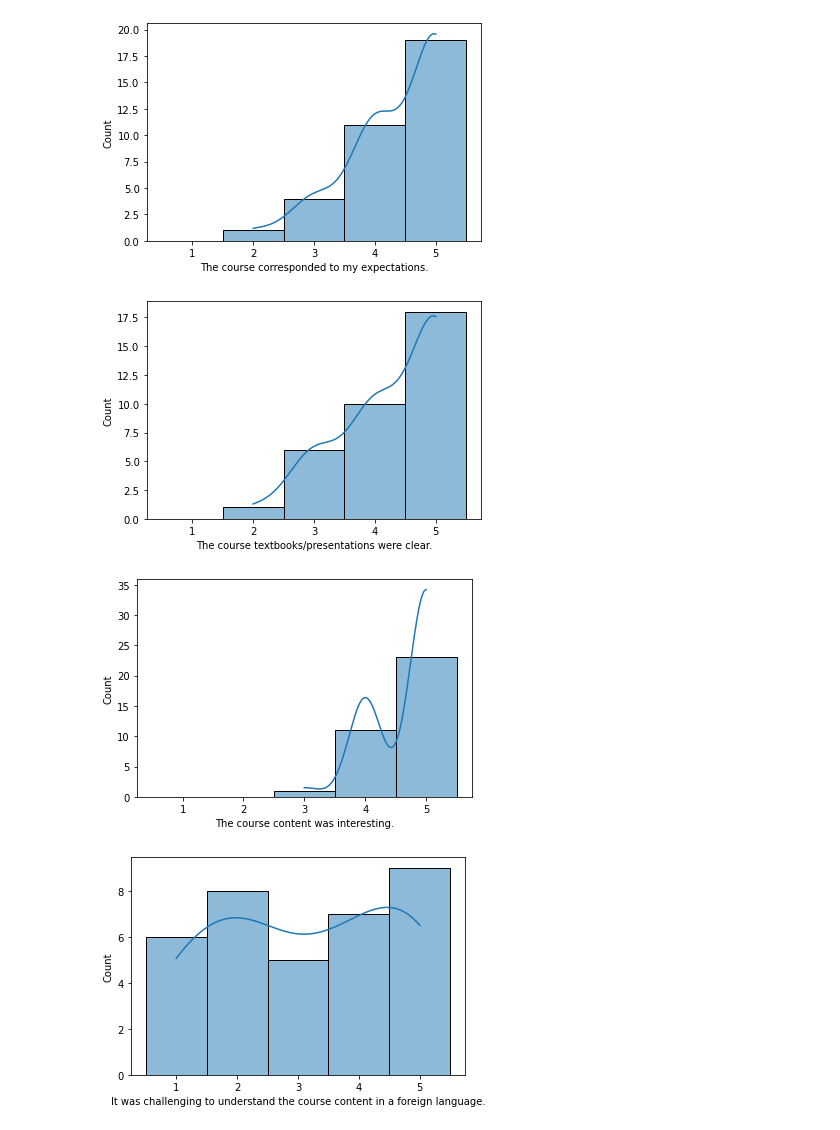
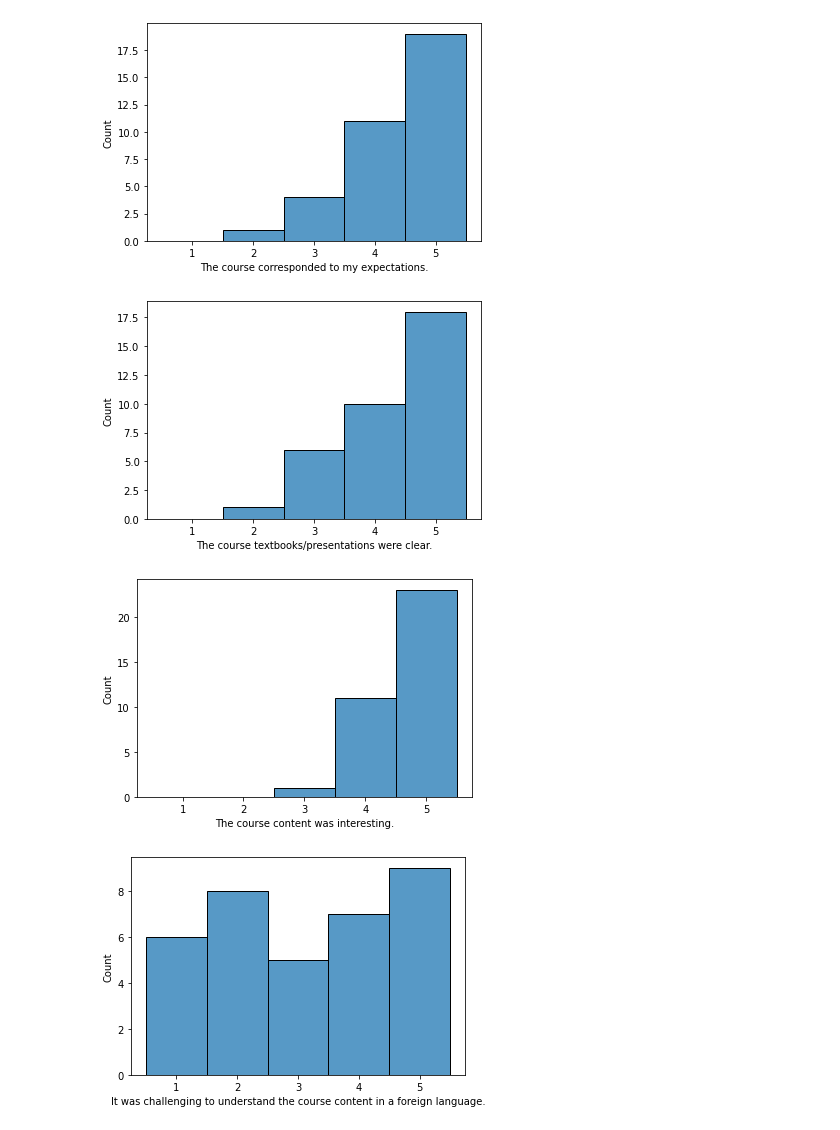
Before and after one commit to gmazzitelli/studenti, a Jupyter notebook: Evaluation_UFJF.ipynb, the cells around one changed output. Drawn from its saved outputs; the diff is of its cells as text; code cells hidden in the pictures.

```diff
--- a/Evaluation_UFJF.ipynb
+++ b/Evaluation_UFJF.ipynb
@@ -5,10 +5,20 @@ import pandas as pd
 import numpy as np
 import matplotlib.pyplot as plt
 import seaborn as sns
+import sys
+print (sys.version, get_ipython())
 %matplotlib inline
+def load_from_gspreadsheet(key, sheet_name):
+    # google spredsheet TO url
+    # url = "https://docs.google.com/spreadsheet/ccc?key="+key+"&output=csv&sheet={Sheet2}"
+    url = 'https://docs.google.com/spreadsheets/d/{key}/gviz/tq?tqx=out:csv&sheet={sheet_name}&headers=1'.format(
+        key=key, sheet_name=sheet_name.replace(' ', '%20'))
+    print(url)
+    return url
 
 key="1S54P4H2w551PGGT2K0hhcpHvF8L7obwUObfTgRcnjt0"
-url_csv_file = "https://docs.google.com/spreadsheet/ccc?key="+key+"&output=csv"
-df = pd.read_csv(url_csv_file)
-
-df = df[(df['Choose your course:']=='STE05 - Introduction to astro particle physics')]
+sheet_name = 'Respostas Válidas'
+sheet_name = 'Form Responses 1'
+df = pd.read_csv(load_from_gspreadsheet(key, sheet_name), encoding='utf-8')
+corsi = set(df['Choose your course:'])
+#
@@ -14,0 +29,7 @@ df = df[(df['Choose your course:']=='STE05 - Introduction to astro particle phys
+# %%
+dout = pd.DataFrame(columns = ['corso', 'rating'])
+for i, corso in enumerate(corsi):
+  dfc = df[(df['Choose your course:']==corso)]
+#  print(corso, dfc['What overall rating would you give to the course?'].mean())
+  dout = dout.append({'corso':corso.split(' -')[0], 'rating':dfc['What overall rating would you give to the course?'].mean()},
+                       ignore_index=True)
@@ -35,6 +83,6 @@ for i, column in enumerate(df.columns):
   if i>4 and i<len(df.columns)-1:
     #print (i,column)
     plt.figure()
-    sns.histplot(df[column], kde=True, bins=5, binrange=(1,5), discrete=True)
+    sns.histplot(df[column], bins=5, binrange=(1,5), discrete=True)
     plt.show()
 # %% [output]
@@ -47,4 +95,4 @@ for i, column in enumerate(df.columns):
-[figure, old version]
+[figure, new version]
-[figure, old version]
+[figure, new version]
-[figure, old version]
+[figure, new version]
-[figure, old version]
+[figure, new version]
```
Also changed, not shown: parts of 6 cells of this notebook.
